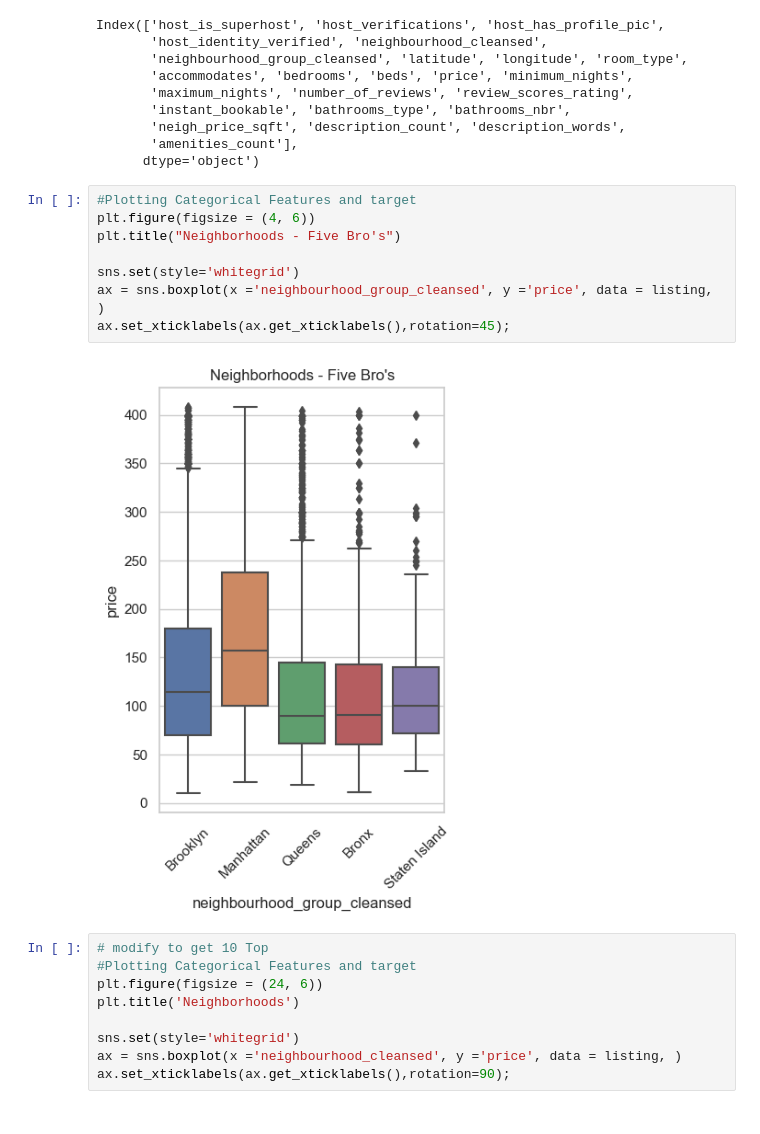
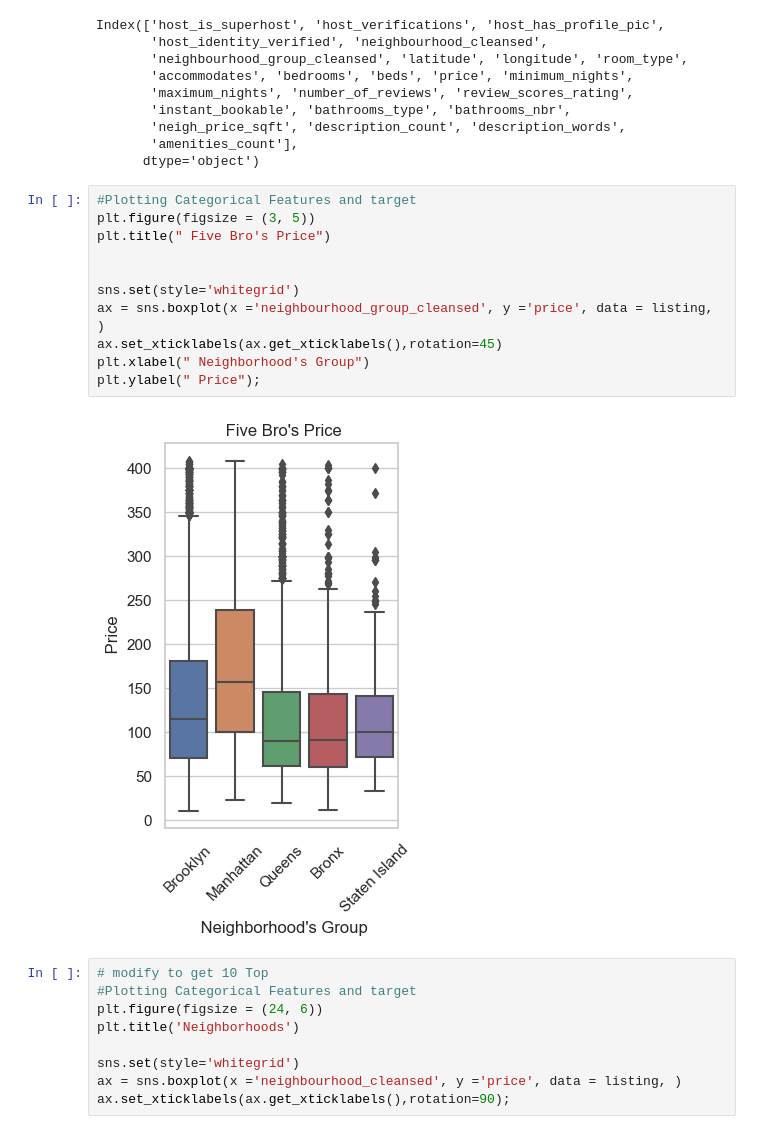
Before and after one commit to sresende/airbnb_data_analysis, a Jupyter notebook: code/02 Exploratory Data Analysis.ipynb, the cells around one changed output. Saved outputs shown, nothing was run; the diff lists cells and outputs as text.

Commit message:
boxplot images

```diff
--- a/code/02 Exploratory Data Analysis.ipynb
+++ b/code/02 Exploratory Data Analysis.ipynb
@@ -187,14 +187,17 @@ Index(['host_is_superhost', 'host_verifications', 'host_has_profile_pic',
       dtype='object')
 # %%
 #Plotting Categorical Features and target
-plt.figure(figsize = (4, 6))
-plt.title("Neighborhoods - Five Bro's")
+plt.figure(figsize = (3, 5))
+plt.title(" Five Bro's Price")
+
 
 sns.set(style='whitegrid')
 ax = sns.boxplot(x ='neighbourhood_group_cleansed', y ='price', data = listing, )
-ax.set_xticklabels(ax.get_xticklabels(),rotation=45);
+ax.set_xticklabels(ax.get_xticklabels(),rotation=45)
+plt.xlabel(" Neighborhood's Group")
+plt.ylabel(" Price");
 # %% [output]
-[figure, old version]
+[figure, new version]
 # %%
 # modify to get 10 Top
 #Plotting Categorical Features and target
```
Also changed, not shown: parts of 10 cells of this notebook, 7 other files.
